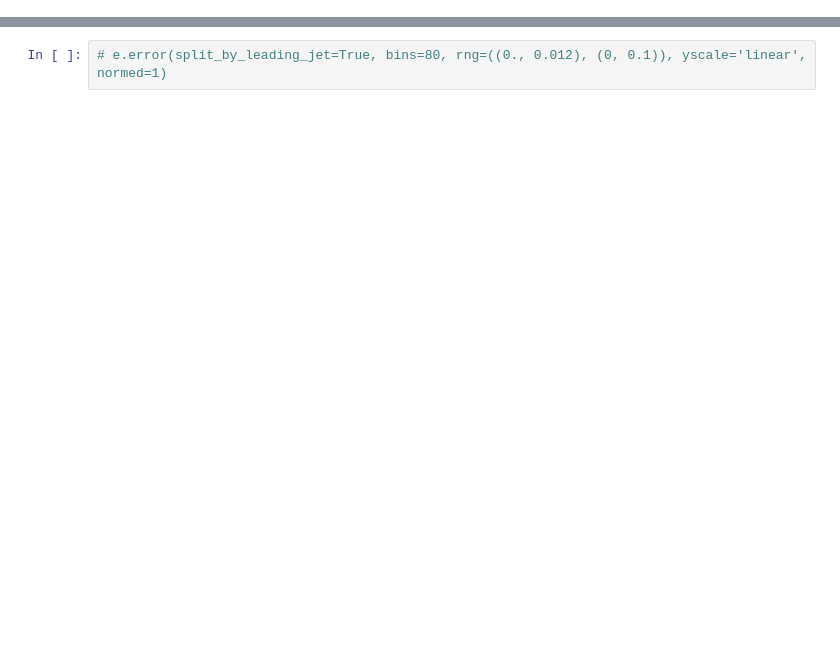
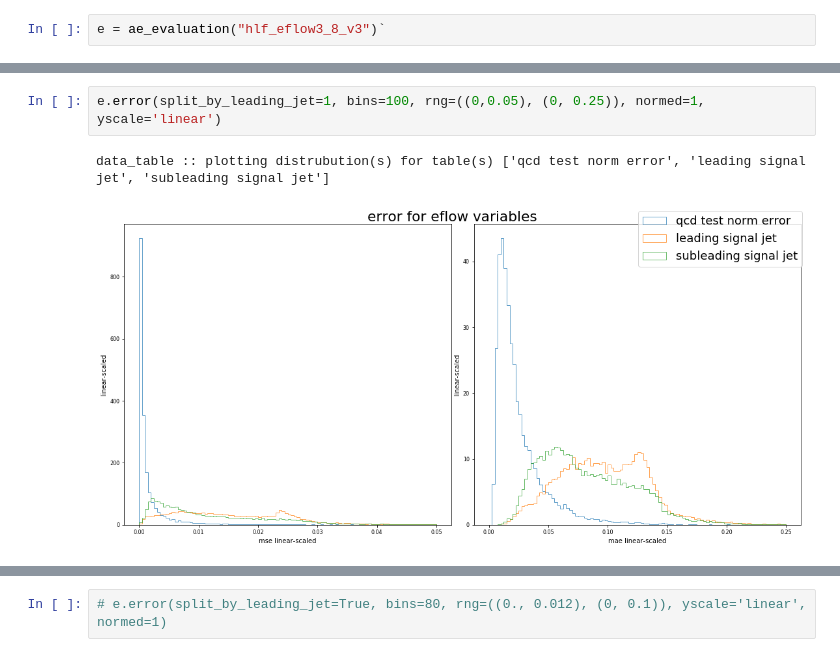
Before and after one commit to luclepot/SVJ, a Jupyter notebook: autoencode/module/autoencodeSVJ/test.ipynb, the cells around one changed output, grey strips where cells are left out. Saved outputs shown, nothing was run; the diff lists cells and outputs as text; blank space fills up the shorter version.

```diff
--- a/autoencode/module/autoencodeSVJ/test.ipynb
+++ b/autoencode/module/autoencodeSVJ/test.ipynb
@@ -16,0 +41,2 @@ train_shell :: using saved model
+# %%
+e = ae_evaluation("hlf_eflow3_8_v3")`
@@ -16,0 +88,5 @@ train_shell :: using saved model
+# %%
+e.error(split_by_leading_jet=1, bins=100, rng=((0,0.05), (0, 0.25)), normed=1, yscale='linear')
+# %% [output]
+data_table :: plotting distrubution(s) for table(s) ['qcd test norm error', 'leading signal jet', 'subleading signal jet']
+[figure, added]
```
Also changed, not shown: parts of 26 cells of this notebook.
